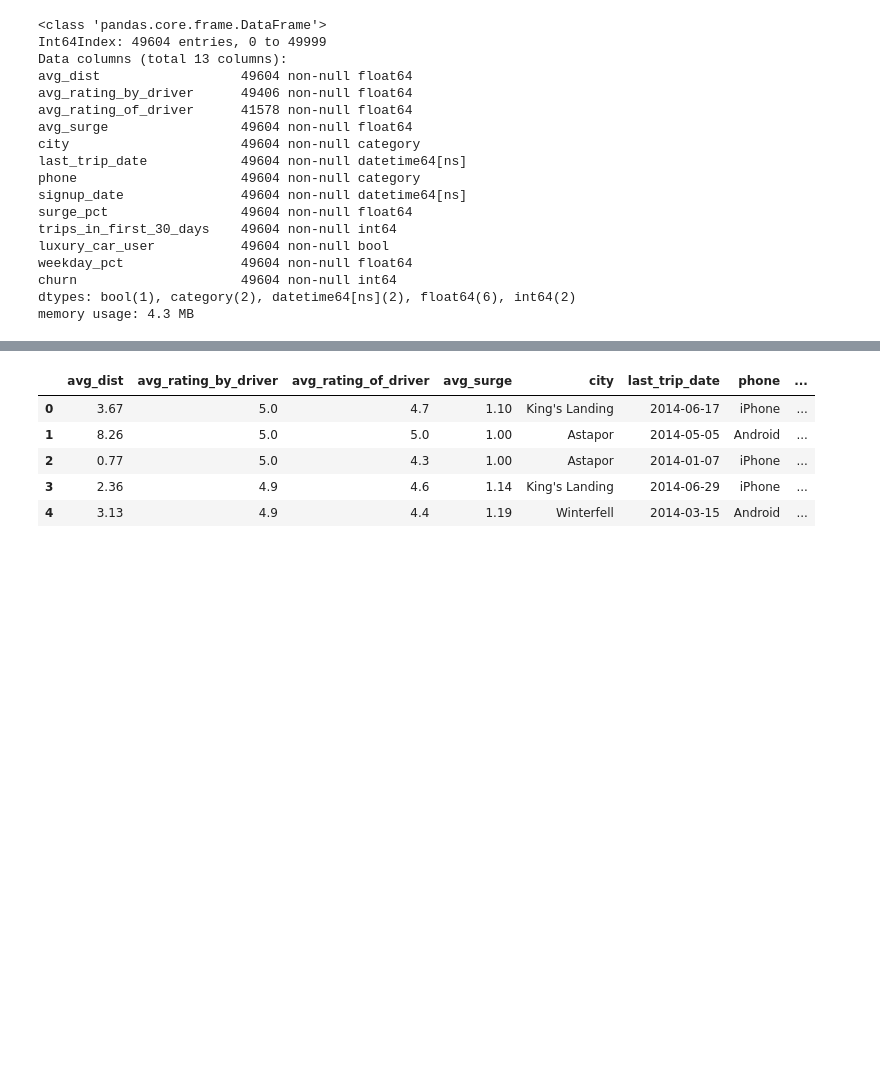
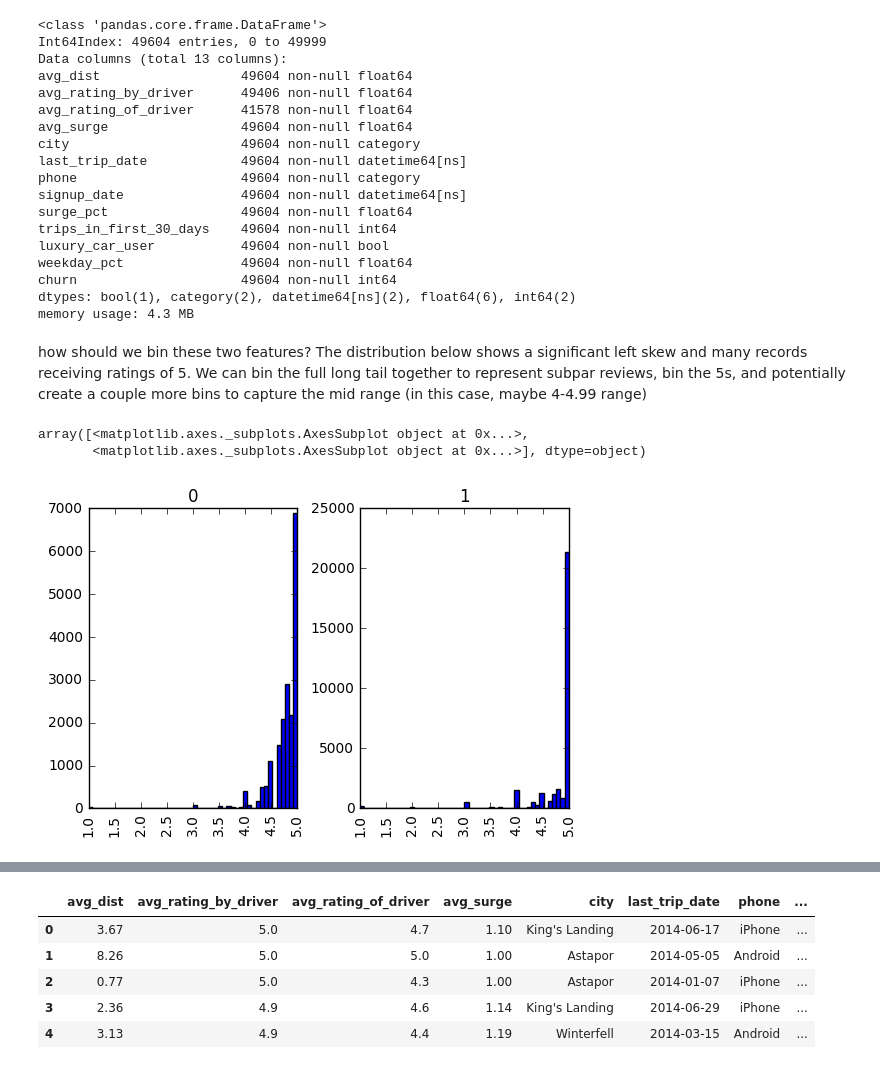
Before and after one commit to MarkDCorey/churn_risk_classification, a Jupyter notebook: churn_risk_classifier.ipynb, the cells around one changed output, grey strips where cells are left out. Cells and saved outputs as stored; diff of their text form; code cells hidden in the pictures; blank space fills up the shorter version.

```diff
--- a/churn_risk_classifier.ipynb
+++ b/churn_risk_classifier.ipynb
@@ -266,3 +267,11 @@ weekday_pct               49604 non-null float64
 churn                     49604 non-null int64
 dtypes: bool(1), category(2), datetime64[ns](2), float64(6), int64(2)
 memory usage: 4.3 MB
+# %% [markdown]
+how should we bin these two features? The distribution below shows a significant left skew and many records receiving ratings of 5. We can bin the full long tail together to represent subpar reviews, bin the 5s, and potentially create a couple more bins to capture the mid range (in this case, maybe 4-4.99 range)
+# %%
+data.avg_rating_by_driver.hist(bins=50, histtype='bar', by=data.churn, stacked=True)
+# %% [output]
+array([<matplotlib.axes._subplots.AxesSubplot object at 0x...>,
+       <matplotlib.axes._subplots.AxesSubplot object at 0x...>], dtype=object)
+[figure, added]
```
Also changed, not shown: parts of 13 cells of this notebook.
